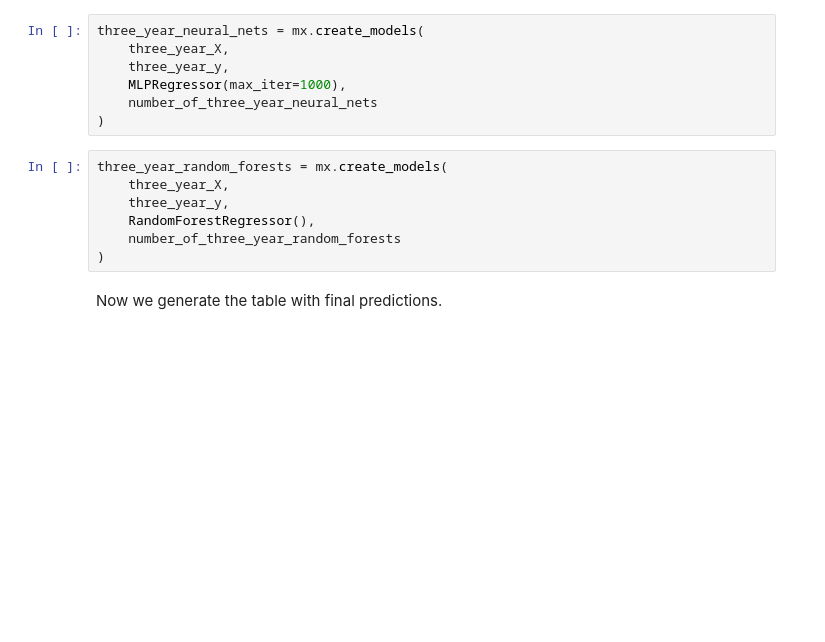
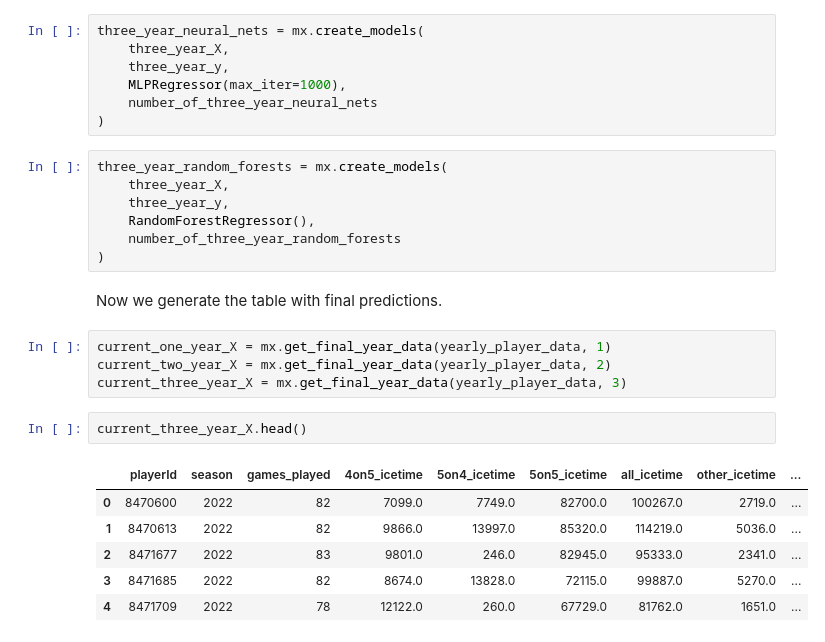
Before and after one commit to chrisberry888/FantasyHockeyAnalyzer, a Jupyter notebook: V2 Fantasy Hockey Analyzer.ipynb, the cells around one changed output. Saved outputs shown, nothing was run; the diff lists cells and outputs as text; blank space fills up the shorter version.

```diff
--- a/V2 Fantasy Hockey Analyzer.ipynb
+++ b/V2 Fantasy Hockey Analyzer.ipynb
@@ -141,3 +141,16 @@ three_year_random_forests = mx.create_models(
 )
 # %% [markdown]
 Now we generate the table with final predictions.
+# %%
+current_one_year_X = mx.get_final_year_data(yearly_player_data, 1)
+current_two_year_X = mx.get_final_year_data(yearly_player_data, 2)
+current_three_year_X = mx.get_final_year_data(yearly_player_data, 3)
+# %%
+current_three_year_X.head()
+# %% [output]
+|  | playerId | season | games_played | 4on5_icetime | 5on4_icetime | 5on5_icetime | all_icetime | other_icetime | ... |
+| 0 | 8470600 | 2022 | 82 | 7099.0 | 7749.0 | 82700.0 | 100267.0 | 2719.0 | ... |
+| 1 | 8470613 | 2022 | 82 | 9866.0 | 13997.0 | 85320.0 | 114219.0 | 5036.0 | ... |
+| 2 | 8471677 | 2022 | 83 | 9801.0 | 246.0 | 82945.0 | 95333.0 | 2341.0 | ... |
+| 3 | 8471685 | 2022 | 82 | 8674.0 | 13828.0 | 72115.0 | 99887.0 | 5270.0 | ... |
+| 4 | 8471709 | 2022 | 78 | 12122.0 | 260.0 | 67729.0 | 81762.0 | 1651.0 | ... |
```
Also changed, not shown: parts of 1 cell of this notebook, 1 other file.
